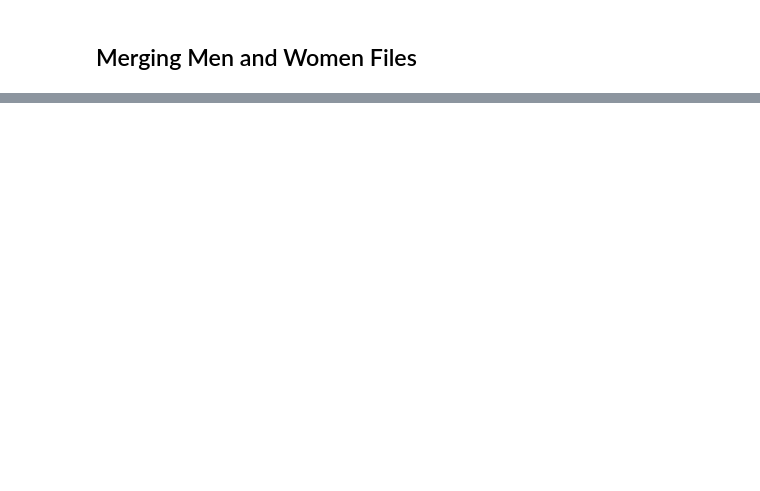
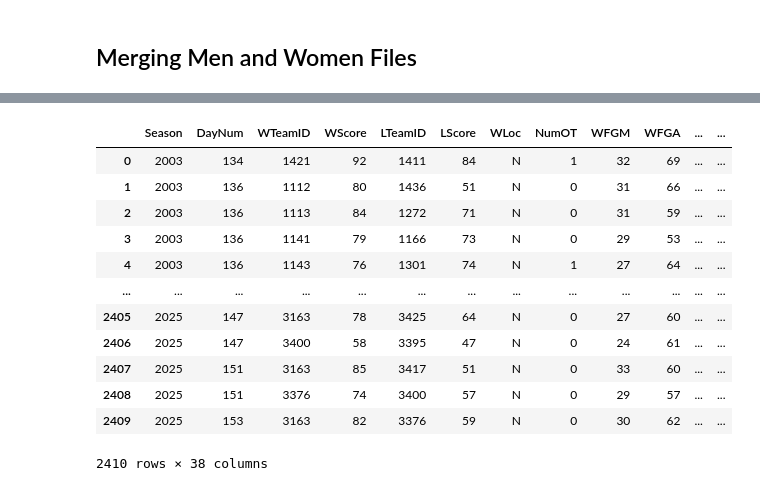
Before and after one commit to Sanket-g-75/March-Machine-Learning-Mania-2026, a Jupyter notebook: notebooks/data.ipynb, the cells around one changed output, grey strips where cells are left out. Saved outputs shown, nothing was run; the diff lists cells and outputs as text; code cells hidden in the pictures; blank space fills up the shorter version.

Commit message:
Merged multiple datasets. Massey is remaining due to higher size. Could use Pyspark for it

```diff
--- a/notebooks/data.ipynb
+++ b/notebooks/data.ipynb
@@ -177,0 +185,20 @@ secondarytourneycompactresults = pd.concat(
+# %%
+ncaa = pd.read_csv(os.path.join(path,'data','processed','NCAATourneyDetailedResults.csv'))
+ncaa.drop(columns='Unnamed: 0',inplace=True)
+
+regular = pd.read_csv(os.path.join(path,'data','processed','RegularSeasonDetailedResults.csv'))
+regular.drop(columns='Unnamed: 0',inplace=True)
+
+# secondary = pd.read_csv(os.path.join(path,'data','processed','RegularSeasonDetailedResults.csv'))
+
+cities = pd.read_csv(os.path.join(path,'data','processed','GameCities.csv'))
+cities.drop(columns='Unnamed: 0',inplace=True)
+
+
+
+conferencetourneygames = pd.read_csv(os.path.join(path,'data','processed','ConferenceTourneyGames.csv'))
+conferencetourneygames.drop(columns='Unnamed: 0',inplace=True)
+# %%
+# NCAA
+data = ncaa.merge(cities,on=['Season','DayNum','WTeamID','LTeamID','Gender'],how='left')
+data = data.merge(conferencetourneygames,on=['Season','DayNum','WTeamID','LTeamID','Gender'],how='left')
@@ -177,0 +209,16 @@ secondarytourneycompactresults = pd.concat(
+# %%
+data
+# %% [output]
+|  | Season | DayNum | WTeamID | WScore | LTeamID | LScore | WLoc | NumOT | WFGM | WFGA | ... | ... |
+| 0 | 2003 | 134 | 1421 | 92 | 1411 | 84 | N | 1 | 32 | 69 | ... | ... |
+| 1 | 2003 | 136 | 1112 | 80 | 1436 | 51 | N | 0 | 31 | 66 | ... | ... |
+| 2 | 2003 | 136 | 1113 | 84 | 1272 | 71 | N | 0 | 31 | 59 | ... | ... |
+| 3 | 2003 | 136 | 1141 | 79 | 1166 | 73 | N | 0 | 29 | 53 | ... | ... |
+| 4 | 2003 | 136 | 1143 | 76 | 1301 | 74 | N | 1 | 27 | 64 | ... | ... |
+| ... | ... | ... | ... | ... | ... | ... | ... | ... | ... | ... | ... | ... |
+| 2405 | 2025 | 147 | 3163 | 78 | 3425 | 64 | N | 0 | 27 | 60 | ... | ... |
+| 2406 | 2025 | 147 | 3400 | 58 | 3395 | 47 | N | 0 | 24 | 61 | ... | ... |
+| 2407 | 2025 | 151 | 3163 | 85 | 3417 | 51 | N | 0 | 33 | 60 | ... | ... |
+| 2408 | 2025 | 151 | 3376 | 74 | 3400 | 57 | N | 0 | 29 | 57 | ... | ... |
+| 2409 | 2025 | 153 | 3163 | 82 | 3376 | 59 | N | 0 | 30 | 62 | ... | ... |
+2410 rows × 38 columns
```
Also changed, not shown: parts of 31 cells of this notebook, 1 other file.
